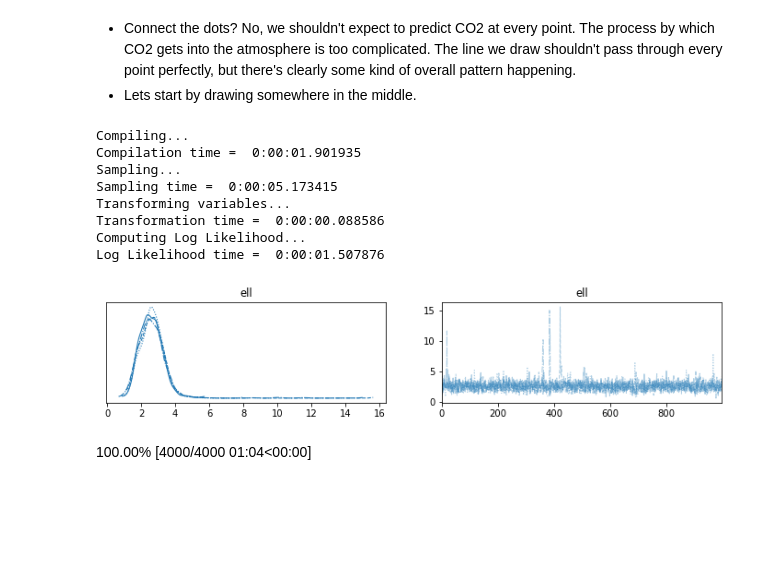
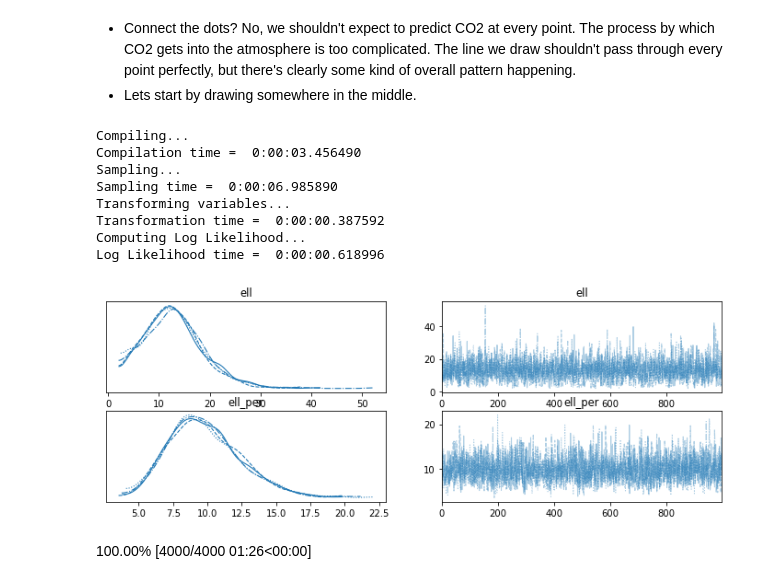
Before and after one commit to bwengals/etc, a Jupyter notebook: lesson_2.ipynb, the cells around one changed output. Drawn from its saved outputs; the diff is of its cells as text; code cells hidden in the pictures; blank space fills up the shorter version.

Commit message:
add periodic gp

```diff
--- a/lesson_2.ipynb
+++ b/lesson_2.ipynb
@@ -589,9 +589,9 @@ plt.plot(year["decimal date"], year["average"], "ko");
 - Lets start by drawing somewhere in the middle.
 # %%
 ### HIDE THIS CODE
-# Going to use it as what we "draw".
+# Going to pretend to draw the MAP estimate of this model as what we "draw", but suprise, it's actually a GP.
 
-subset = data.sort_values("decimal date").tail(12)
+subset = data.sort_values("decimal date").tail(24)
 x = subset["decimal date"].values - subset["decimal date"].min()
 
 y_mu = subset["average"].mean()
@@ -604,8 +604,16 @@ with pm.Model(coords=coords) as model:
 
     eta = pm.HalfNormal('eta', sigma=1)
     ell = pm.Gamma('ell', alpha=2, beta=3)
-    cov = eta**2 * pm.gp.cov.ExpQuad(1, ls=ell)
-    gp = pm.gp.Marginal(cov_func=cov)
+    cov_eq = eta**2 * pm.gp.cov.ExpQuad(1, ls=ell)
+
+    eta_per = pm.HalfNormal('eta_per', sigma=1)
+    ell_per = pm.Gamma('ell_per', alpha=2, beta=3)
+    cov_per = eta_per**2 * pm.gp.cov.Periodic(1, period=1.0, ls=ell_per)
+
+    gp_eq = pm.gp.Marginal(cov_func=cov_eq)
+    gp_per = pm.gp.Marginal(cov_func=cov_per)
+
+    gp = gp_eq + gp_per
 
     sigma = pm.HalfNormal("sigma", sigma=1)
     lik = gp.marginal_likelihood("lik", X=x[:, None], y=y, noise=sigma, dims='time')
@@ -614,27 +622,27 @@ with model:
     idata = pm.sampling_jax.sample_blackjax_nuts()
 # %% [output]
 Compiling...
-Compilation time =  0:00:01.901935
+Compilation time =  0:00:03.456490
 Sampling...
-Sampling time =  0:00:05.173415
+Sampling time =  0:00:06.985890
 Transforming variables...
-Transformation time =  0:00:00.088586
+Transformation time =  0:00:00.387592
 Computing Log Likelihood...
-Log Likelihood time =  0:00:01.507876
+Log Likelihood time =  0:00:00.618996
 # %%
-az.plot_trace(idata, var_names=['ell'], transform=lambda x: x * 12);
+az.plot_trace(idata, var_names=['ell', 'ell_per'], transform=lambda x: x * 12);
 # %% [output]
-[figure, old version]
+[figure, new version]
 # %%
 xnew = np.linspace(np.min(x), np.max(x) + 0.5, 200)
 
 with model:
-    f = gp.conditional('f', Xnew=xnew[:, None])
+    f = gp.conditional('f', Xnew=xnew[:, None], jitter=1e-4)
     ppc = pm.sample_posterior_predictive(idata, var_names=['f'])
 
 idata.extend(ppc)
 # %% [output]
-100.00% [4000/4000 01:04<00:00]
+100.00% [4000/4000 01:26<00:00]
 # %%
 def plot_range(xmin, xmax):
     fig = plt.figure(figsize=(14, 6))
```
Also changed, not shown: parts of 1 cell of this notebook.
